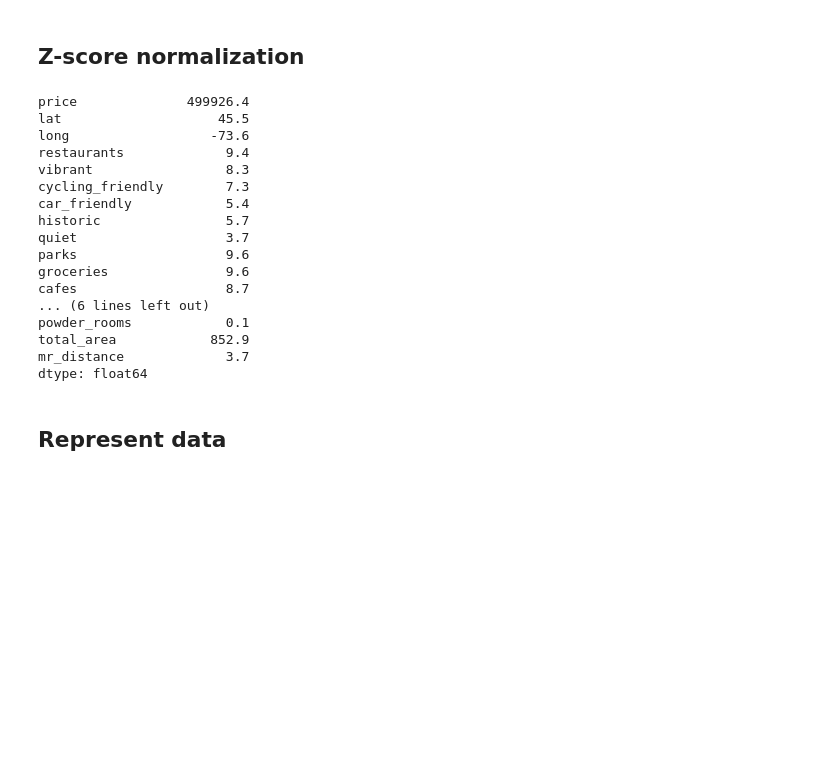
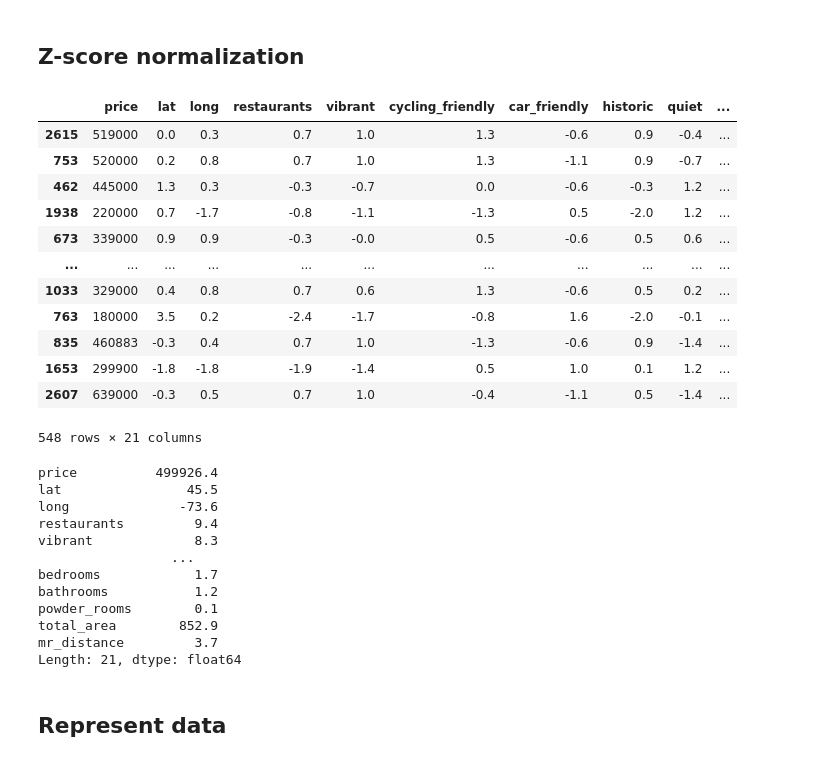
Before and after one commit to Jahnic/Portfolio, a Jupyter notebook: RealEstate/tf_gcolab.ipynb, the cells around one changed output. Cells and saved outputs as stored; diff of their text form; code cells hidden in the pictures; blank space fills up the shorter version.

```diff
--- a/RealEstate/tf_gcolab.ipynb
+++ b/RealEstate/tf_gcolab.ipynb
@@ -192,30 +194,42 @@ test_df_norm = (test - test_df_mean)/test_df_std
 for bool_feature in boolean_features:
     train_df_norm[bool_feature] = train_ano_rm[bool_feature]
     test_df_norm[bool_feature] = test[bool_feature]
+# %%
+train_df_norm
+test_df_norm
+# %% [output]
+|  | price | lat | long | restaurants | vibrant | cycling_friendly | car_friendly | historic | quiet | ... |
+| 2615 | 519000 | 0.0 | 0.3 | 0.7 | 1.0 | 1.3 | -0.6 | 0.9 | -0.4 | ... |
+| 753 | 520000 | 0.2 | 0.8 | 0.7 | 1.0 | 1.3 | -1.1 | 0.9 | -0.7 | ... |
+| 462 | 445000 | 1.3 | 0.3 | -0.3 | -0.7 | 0.0 | -0.6 | -0.3 | 1.2 | ... |
+| 1938 | 220000 | 0.7 | -1.7 | -0.8 | -1.1 | -1.3 | 0.5 | -2.0 | 1.2 | ... |
+| 673 | 339000 | 0.9 | 0.9 | -0.3 | -0.0 | 0.5 | -0.6 | 0.5 | 0.6 | ... |
+| ... | ... | ... | ... | ... | ... | ... | ... | ... | ... | ... |
+| 1033 | 329000 | 0.4 | 0.8 | 0.7 | 0.6 | 1.3 | -0.6 | 0.5 | 0.2 | ... |
+| 763 | 180000 | 3.5 | 0.2 | -2.4 | -1.7 | -0.8 | 1.6 | -2.0 | -0.1 | ... |
+| 835 | 460883 | -0.3 | 0.4 | 0.7 | 1.0 | -1.3 | -0.6 | 0.9 | -1.4 | ... |
+| 1653 | 299900 | -1.8 | -1.8 | -1.9 | -1.4 | 0.5 | 1.0 | 0.1 | 1.2 | ... |
+| 2607 | 639000 | -0.3 | 0.5 | 0.7 | 1.0 | -0.4 | -1.1 | 0.5 | -1.4 | ... |
+548 rows × 21 columns
 # %%
-# Save means and standard deviations
-train_df_std[3:].to_csv('web-app/data/parameter_stds.csv')
-train_df_mean[3:].to_csv('web-app/data/parameter_means.csv')
+# # Save means and standard deviations
+# train_df_std[3:].to_csv('web-app/data/parameter_stds.csv')
+# train_df_mean[3:].to_csv('web-app/data/parameter_means.csv')
 
 train_df_mean
 # %% [output]
-price              499926.4
-lat                    45.5
-long                  -73.6
-restaurants             9.4
-vibrant                 8.3
-cycling_friendly        7.3
-car_friendly            5.4
-historic                5.7
-quiet                   3.7
-parks                   9.6
-groceries               9.6
-cafes                   8.7
-... (6 lines left out)
-powder_rooms            0.1
-total_area            852.9
-mr_distance             3.7
-dtype: float64
+price          499926.4
+lat                45.5
+long              -73.6
+restaurants         9.4
+vibrant             8.3
+                 ...
+bedrooms            1.7
+bathrooms           1.2
+powder_rooms        0.1
+total_area        852.9
+mr_distance         3.7
+Length: 21, dtype: float64
 # %% [markdown]
 ## Represent data
 # %%
```
Also changed, not shown: parts of 15 cells of this notebook, 1 other file.
